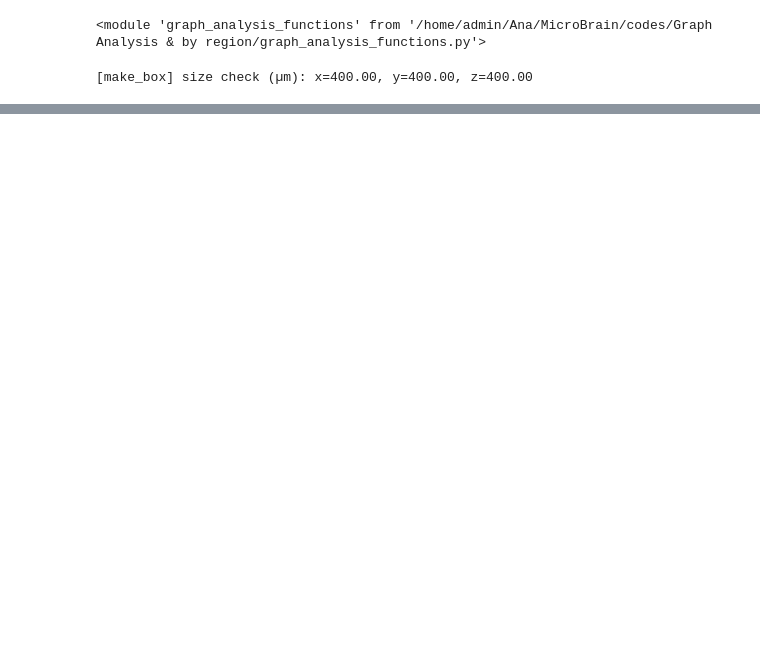
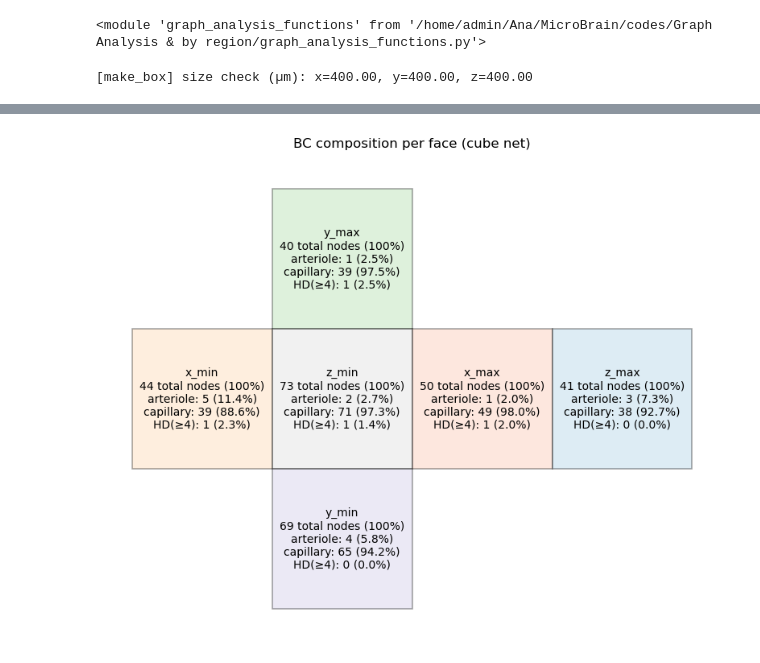
Before and after one commit to abarrio12/ARTORG, a Jupyter notebook: codes/Graph Analysis & by region/test_analysis.ipynb, the cells around one changed output, grey strips where cells are left out. Saved outputs shown, nothing was run; the diff lists cells and outputs as text; code cells hidden in the pictures; blank space fills up the shorter version.

```diff
--- a/codes/Graph Analysis & by region/test_analysis.ipynb
+++ b/codes/Graph Analysis & by region/test_analysis.ipynb
@@ -61,0 +131,14 @@ TypeError: distance_to_surface_summary() missing 1 required positional argument:
+# %%
+#Note: Faces are directly computed in the loop
+
+bc_results = gaf.analyze_bc_faces(
+    G,
+    box=box,
+    coords_attr="coords_image",
+    eps=2.0,
+    degree_thr=4,
+    compute_types=True,
+    compute_depth=True,
+    return_node_ids=False,
+    verbose=True
+)
@@ -61,0 +167,4 @@ TypeError: distance_to_surface_summary() missing 1 required positional argument:
+# %%
+gaf.plot_bc_cube_net(bc_results)
+# %% [output]
+[figure, added]
```
Also changed, not shown: parts of 12 cells of this notebook, 1 other file.
